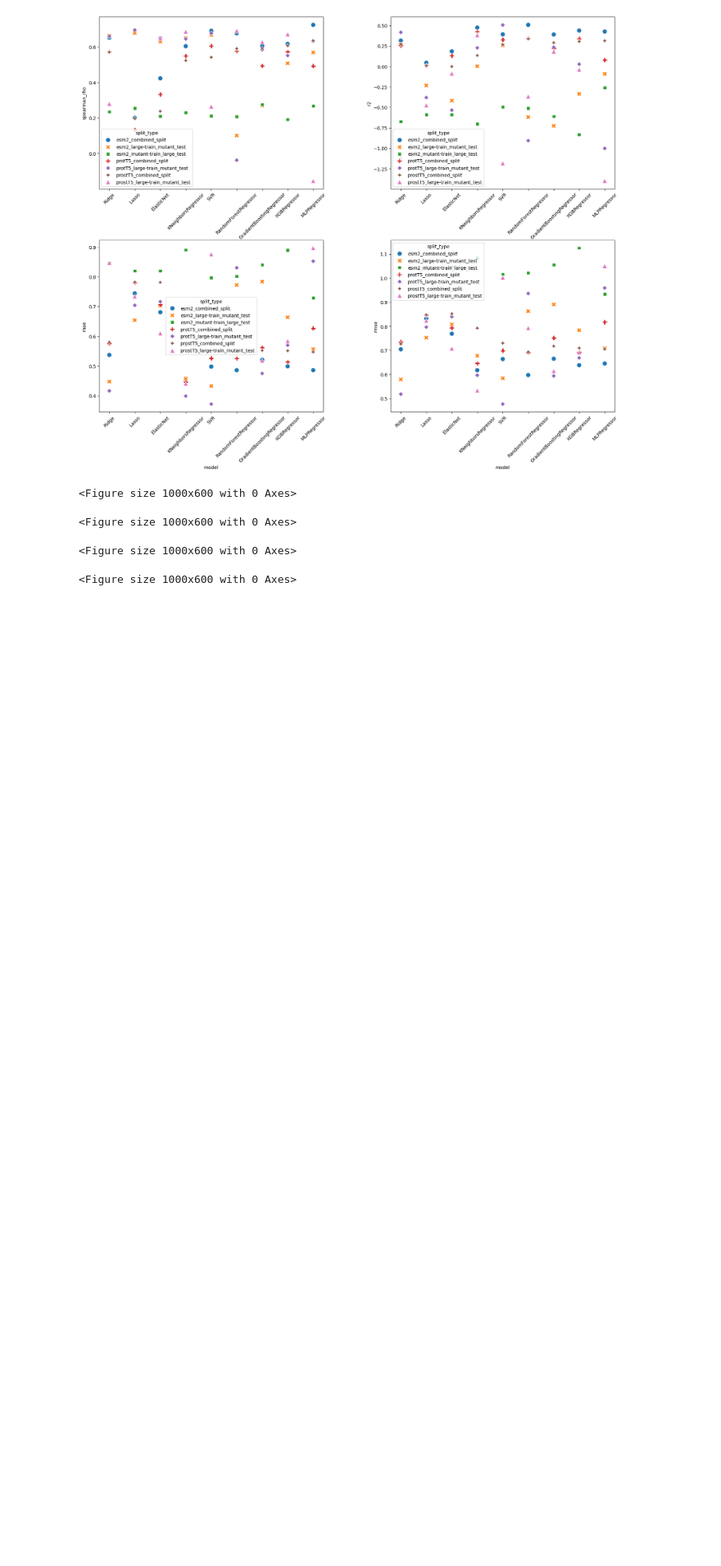
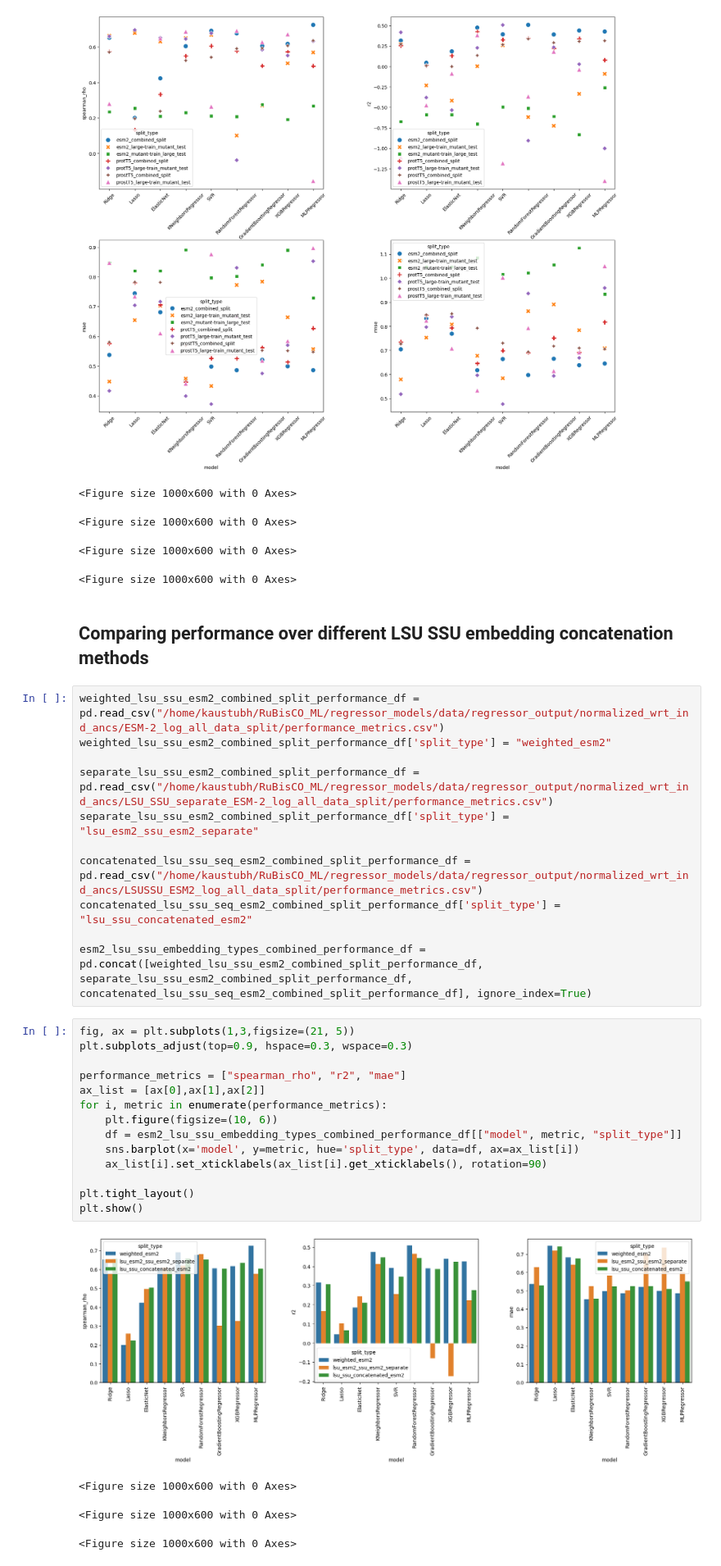
Before and after one commit to kaustubh-amritkar/rubisco_regression_classification, a Jupyter notebook: scripts/comparing_different_model_performance_metrics.ipynb, the cells around one changed output. Shown at 82% size. Drawn from its saved outputs; the diff is of its cells as text; blank space fills up the shorter version.

Commit message:
Ignore the last commit -- correctly ran regressors for the lsussu concatenated sequence esm & comapred it with the other way of combining the embeddings

```diff
--- a/scripts/comparing_different_model_performance_metrics.ipynb
+++ b/scripts/comparing_different_model_performance_metrics.ipynb
@@ -82,3 +82,35 @@ plt.show()
 <Figure size 1000x600 with 0 Axes>
 <Figure size 1000x600 with 0 Axes>
 <Figure size 1000x600 with 0 Axes>
+# %% [markdown]
+## Comparing performance over different LSU SSU embedding concatenation methods
+# %%
+weighted_lsu_ssu_esm2_combined_split_performance_df = pd.read_csv("/home/kaustubh/RuBisCO_ML/regressor_models/data/regressor_output/normalized_wrt_ind_ancs/ESM-2_log_all_data_split/performance_metrics.csv")
+weighted_lsu_ssu_esm2_combined_split_performance_df['split_type'] = "weighted_esm2"
+
+separate_lsu_ssu_esm2_combined_split_performance_df = pd.read_csv("/home/kaustubh/RuBisCO_ML/regressor_models/data/regressor_output/normalized_wrt_ind_ancs/LSU_SSU_separate_ESM-2_log_all_data_split/performance_metrics.csv")
+separate_lsu_ssu_esm2_combined_split_performance_df['split_type'] = "lsu_esm2_ssu_esm2_separate"
+
+concatenated_lsu_ssu_seq_esm2_combined_split_performance_df = pd.read_csv("/home/kaustubh/RuBisCO_ML/regressor_models/data/regressor_output/normalized_wrt_ind_ancs/LSUSSU_ESM2_log_all_data_split/performance_metrics.csv")
+concatenated_lsu_ssu_seq_esm2_combined_split_performance_df['split_type'] = "lsu_ssu_concatenated_esm2"
+
+esm2_lsu_ssu_embedding_types_combined_performance_df = pd.concat([weighted_lsu_ssu_esm2_combined_split_performance_df, separate_lsu_ssu_esm2_combined_split_performance_df, concatenated_lsu_ssu_seq_esm2_combined_split_performance_df], ignore_index=True)
+# %%
+fig, ax = plt.subplots(1,3,figsize=(21, 5))
+plt.subplots_adjust(top=0.9, hspace=0.3, wspace=0.3)
+
+performance_metrics = ["spearman_rho", "r2", "mae"]
+ax_list = [ax[0],ax[1],ax[2]]
+for i, metric in enumerate(performance_metrics):
+    plt.figure(figsize=(10, 6))
+    df = esm2_lsu_ssu_embedding_types_combined_performance_df[["model", metric, "split_type"]]
+    sns.barplot(x='model', y=metric, hue='split_type', data=df, ax=ax_list[i])
+    ax_list[i].set_xticklabels(ax_list[i].get_xticklabels(), rotation=90)
+
+plt.tight_layout()
+plt.show()
+# %% [output]
+[figure, added]
+<Figure size 1000x600 with 0 Axes>
+<Figure size 1000x600 with 0 Axes>
+<Figure size 1000x600 with 0 Axes>
```
Also changed, not shown: 1 other file.
